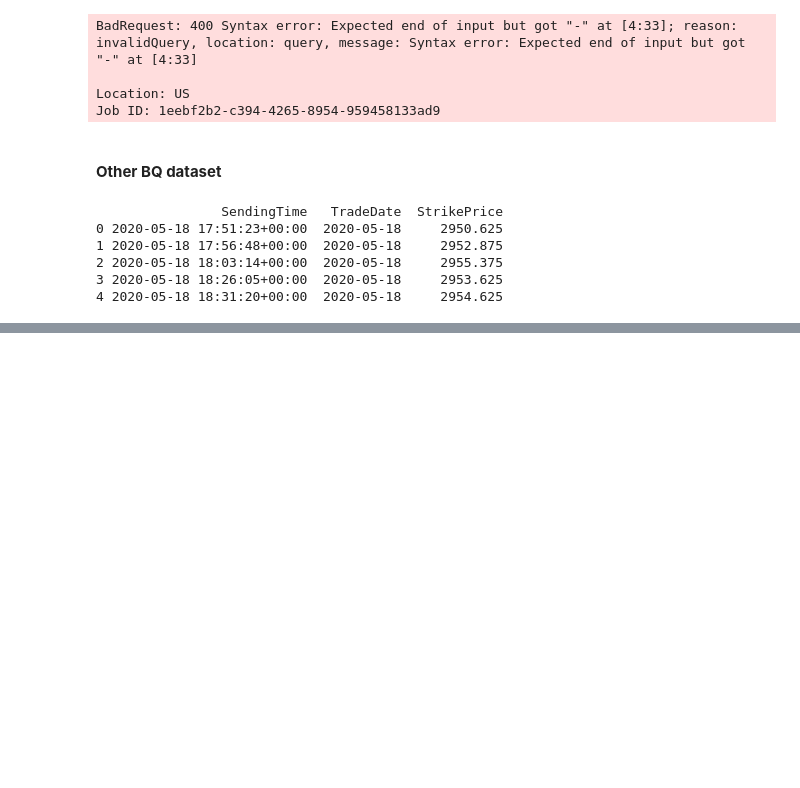
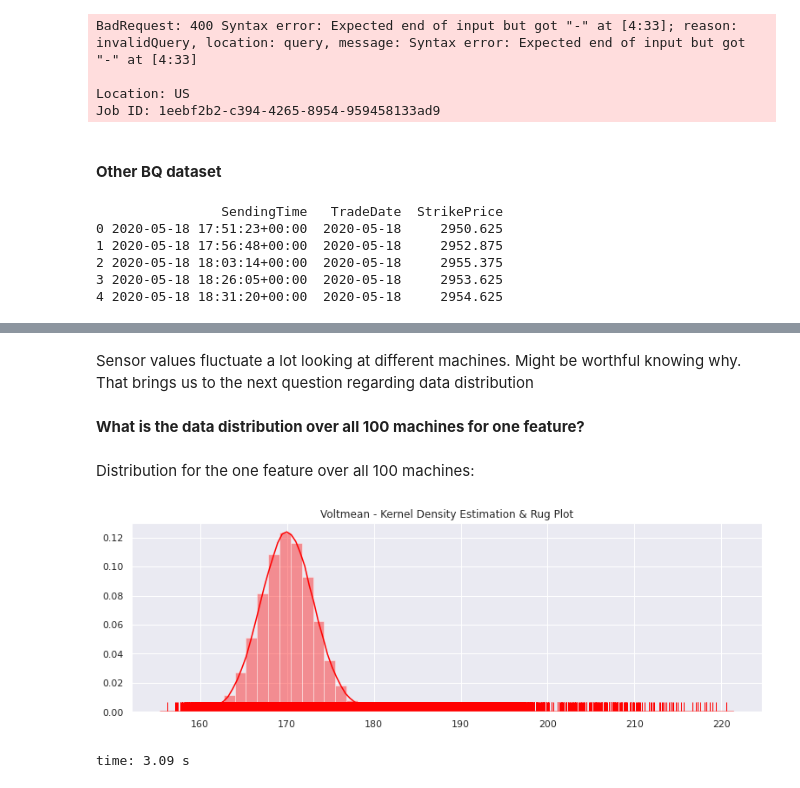
Before and after one commit to deltorobarba/coding, a Jupyter notebook: bigquery.ipynb, the cells around one changed output, grey strips where cells are left out. Saved outputs shown, nothing was run; the diff lists cells and outputs as text; code cells hidden in the pictures; blank space fills up the shorter version.

```diff
--- a/bigquery.ipynb
+++ b/bigquery.ipynb
@@ -383,0 +666,14 @@ print(df.head())
+# %% [markdown]
+Sensor values fluctuate a lot looking at different machines. Might be worthful knowing why.
+That brings us to the next question regarding data distribution
+# %% [markdown]
+**What is the data distribution over all 100 machines for one feature?**
+# %% [markdown]
+Distribution for the one feature over all 100 machines:
+# %%
+sns.set(rc={'figure.figsize':(13, 4)})
+sns.distplot((voltmean), hist=True, rug=True, color ='red').set_title('Voltmean - Kernel Density Estimation & Rug Plot')
+plt.show()
+# %% [output]
+[figure, added]
+time: 3.09 s
```
Also changed, not shown: parts of 81 cells of this notebook.
